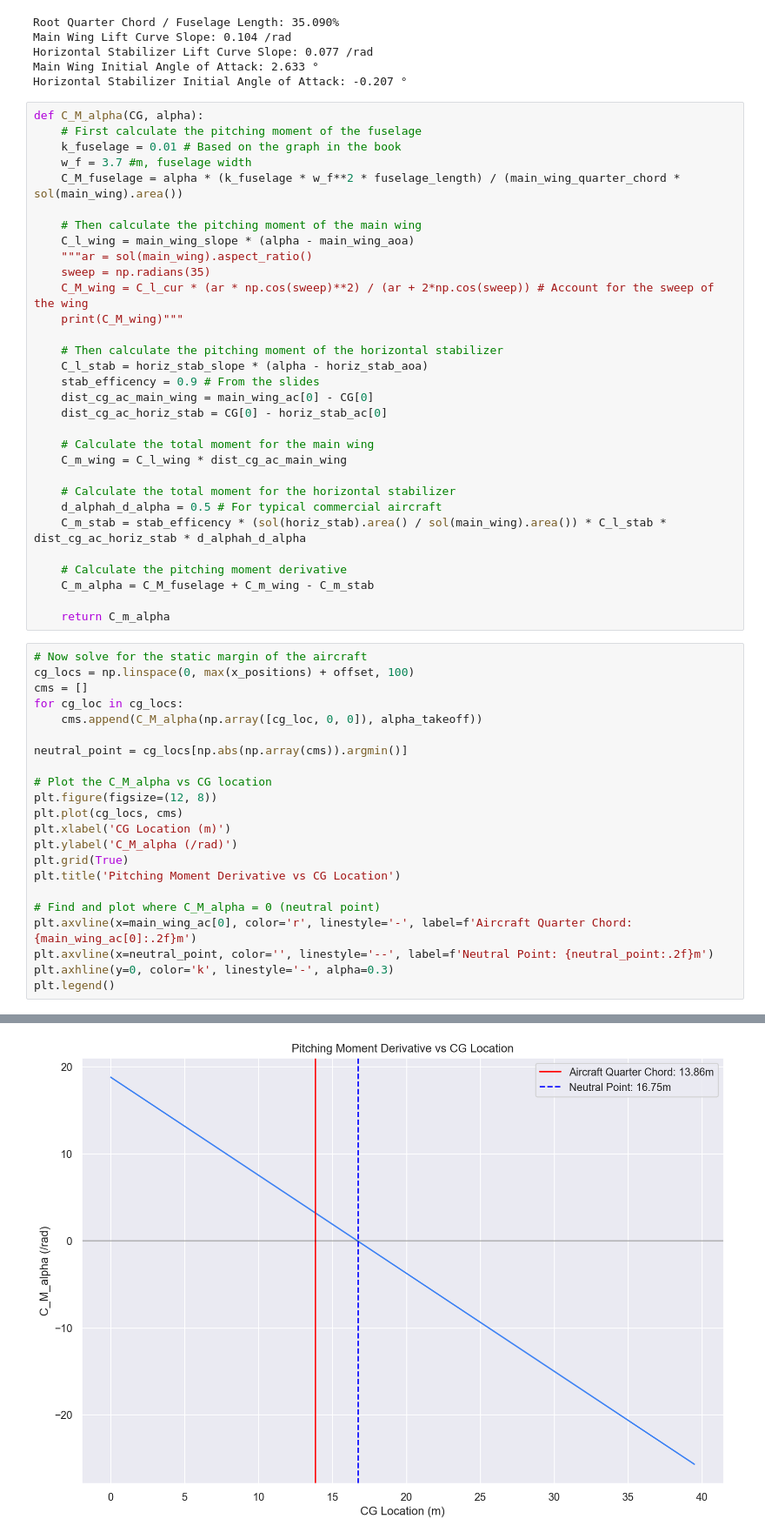
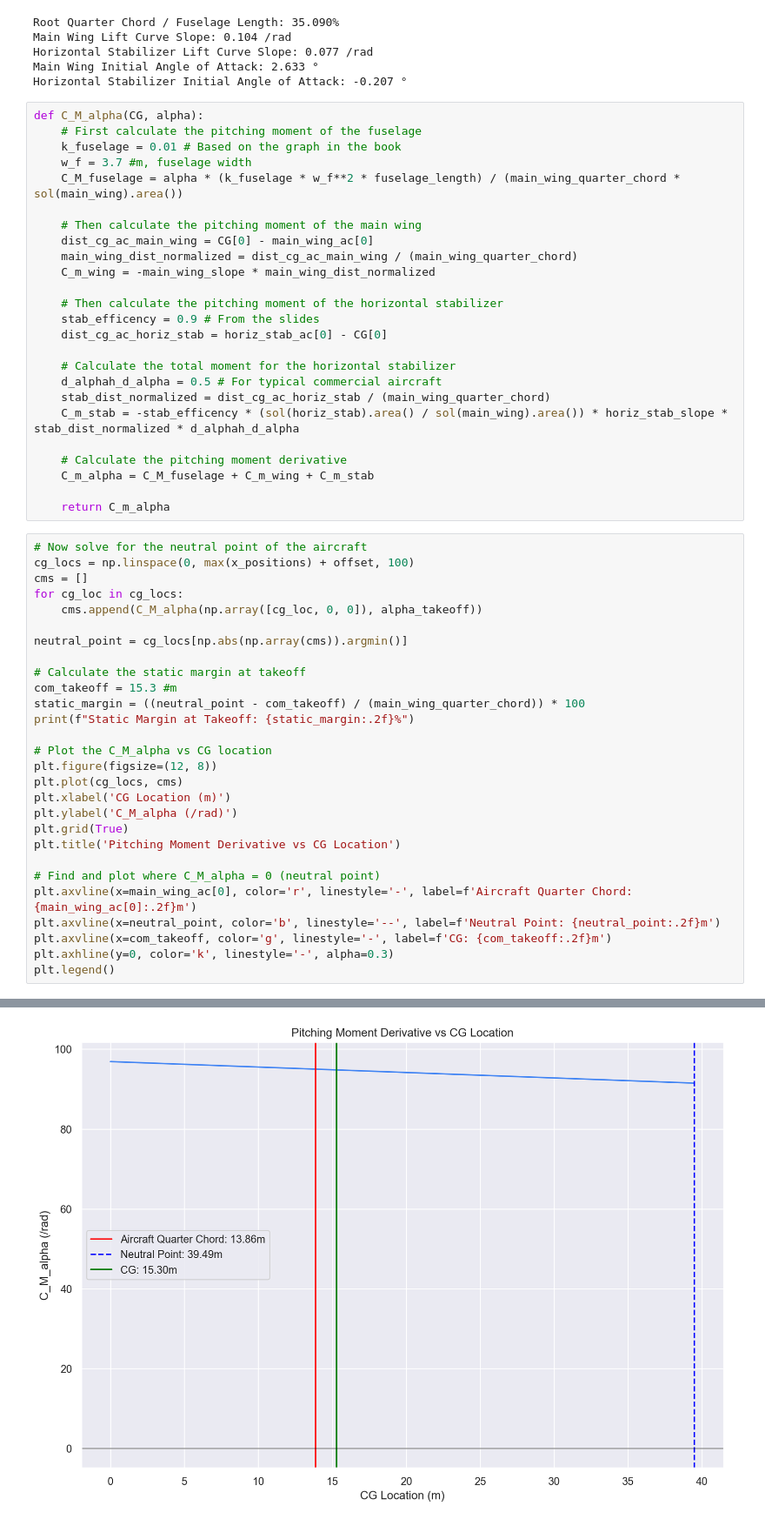
Before and after one commit to ezzatisawesome/ace-1, a Jupyter notebook: model.ipynb, the cells around one changed output, grey strips where cells are left out. Shown at 87% size. Saved outputs shown, nothing was run; the diff lists cells and outputs as text.

```diff
--- a/model.ipynb
+++ b/model.ipynb
@@ -925,37 +925,36 @@ def C_M_alpha(CG, alpha):
     C_M_fuselage = alpha * (k_fuselage * w_f**2 * fuselage_length) / (main_wing_quarter_chord * sol(main_wing).area())
 
     # Then calculate the pitching moment of the main wing
-    C_l_wing = main_wing_slope * (alpha - main_wing_aoa)
-    """ar = sol(main_wing).aspect_ratio()
-    sweep = np.radians(35)
-    C_M_wing = C_l_cur * (ar * np.cos(sweep)**2) / (ar + 2*np.cos(sweep)) # Account for the sweep of the wing
-    print(C_M_wing)"""
+    dist_cg_ac_main_wing = CG[0] - main_wing_ac[0]
+    main_wing_dist_normalized = dist_cg_ac_main_wing / (main_wing_quarter_chord)
+    C_m_wing = -main_wing_slope * main_wing_dist_normalized
 
     # Then calculate the pitching moment of the horizontal stabilizer
-    C_l_stab = horiz_stab_slope * (alpha - horiz_stab_aoa)
     stab_efficency = 0.9 # From the slides
-    dist_cg_ac_main_wing = main_wing_ac[0] - CG[0]
-    dist_cg_ac_horiz_stab = CG[0] - horiz_stab_ac[0]
-
-    # Calculate the total moment for the main wing
-    C_m_wing = C_l_wing * dist_cg_ac_main_wing
+    dist_cg_ac_horiz_stab = horiz_stab_ac[0] - CG[0]
 
     # Calculate the total moment for the horizontal stabilizer
     d_alphah_d_alpha = 0.5 # For typical commercial aircraft
-    C_m_stab = stab_efficency * (sol(horiz_stab).area() / sol(main_wing).area()) * C_l_stab * dist_cg_ac_horiz_stab * d_alphah_d_alpha
+    stab_dist_normalized = dist_cg_ac_horiz_stab / (main_wing_quarter_chord)
+    C_m_stab = -stab_efficency * (sol(horiz_stab).area() / sol(main_wing).area()) * horiz_stab_slope * stab_dist_normalized * d_alphah_d_alpha
 
     # Calculate the pitching moment derivative
-    C_m_alpha = C_M_fuselage + C_m_wing - C_m_stab
+    C_m_alpha = C_M_fuselage + C_m_wing + C_m_stab
 
     return C_m_alpha
 # %%
-# Now solve for the static margin of the aircraft
+# Now solve for the neutral point of the aircraft
 cg_locs = np.linspace(0, max(x_positions) + offset, 100)
 cms = []
 for cg_loc in cg_locs:
     cms.append(C_M_alpha(np.array([cg_loc, 0, 0]), alpha_takeoff))
 
 neutral_point = cg_locs[np.abs(np.array(cms)).argmin()]
+
+# Calculate the static margin at takeoff
+com_takeoff = 15.3 #m
+static_margin = ((neutral_point - com_takeoff) / (main_wing_quarter_chord)) * 100
+print(f"Static Margin at Takeoff: {static_margin:.2f}%")
 
 # Plot the C_M_alpha vs CG location
 plt.figure(figsize=(12, 8))
@@ -967,7 +966,8 @@ plt.title('Pitching Moment Derivative vs CG Location')
 
 # Find and plot where C_M_alpha = 0 (neutral point)
 plt.axvline(x=main_wing_ac[0], color='r', linestyle='-', label=f'Aircraft Quarter Chord: {main_wing_ac[0]:.2f}m')
-plt.axvline(x=neutral_point, color='', linestyle='--', label=f'Neutral Point: {neutral_point:.2f}m')
+plt.axvline(x=neutral_point, color='b', linestyle='--', label=f'Neutral Point: {neutral_point:.2f}m')
+plt.axvline(x=com_takeoff, color='g', linestyle='-', label=f'CG: {com_takeoff:.2f}m')
 plt.axhline(y=0, color='k', linestyle='-', alpha=0.3)
 plt.legend()
 # %% [output]
@@ -975 +976 @@ plt.legend()
-[figure, old version]
+[figure, new version]
```
Also changed, not shown: parts of 1 cell of this notebook.
